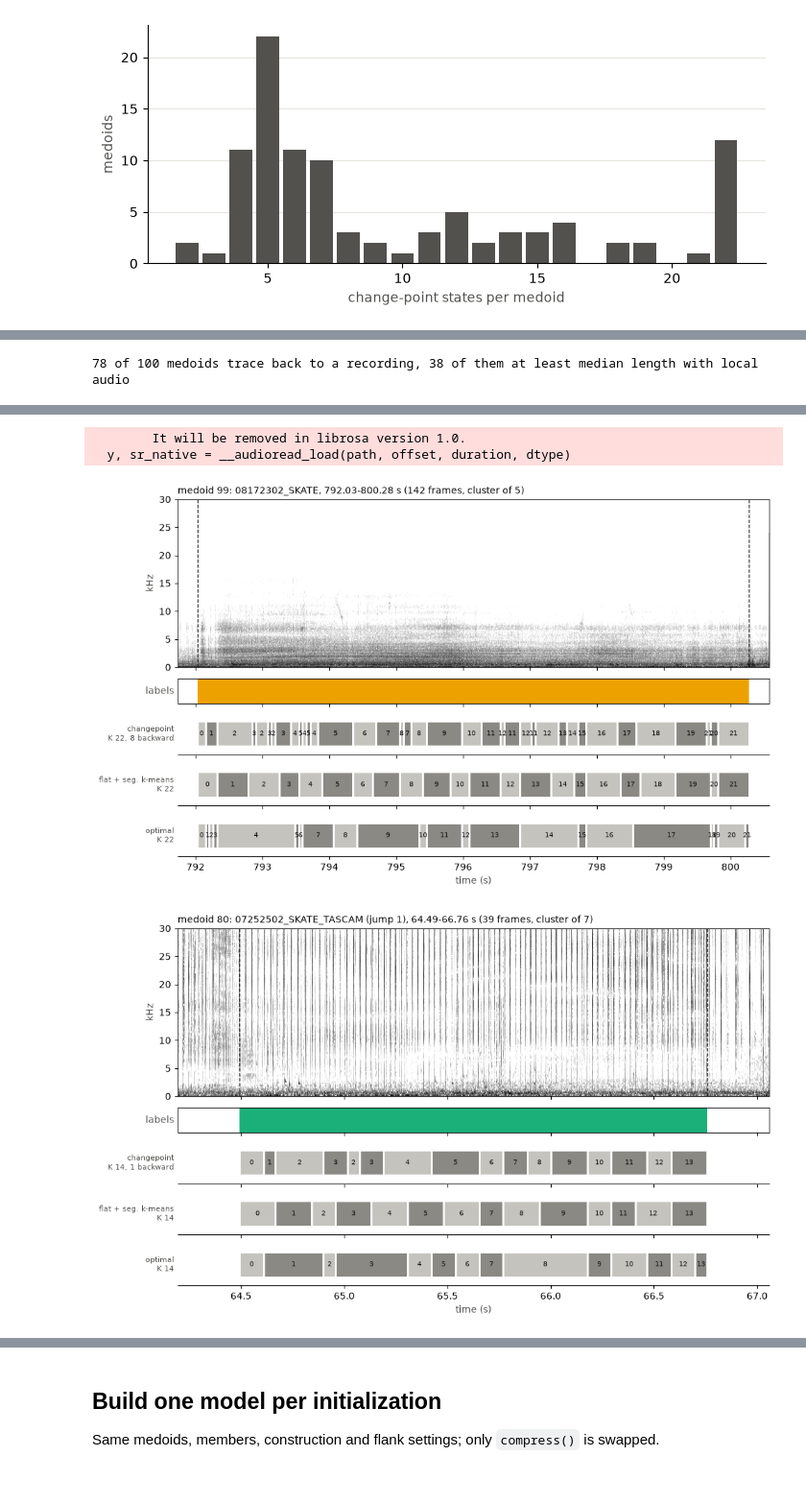
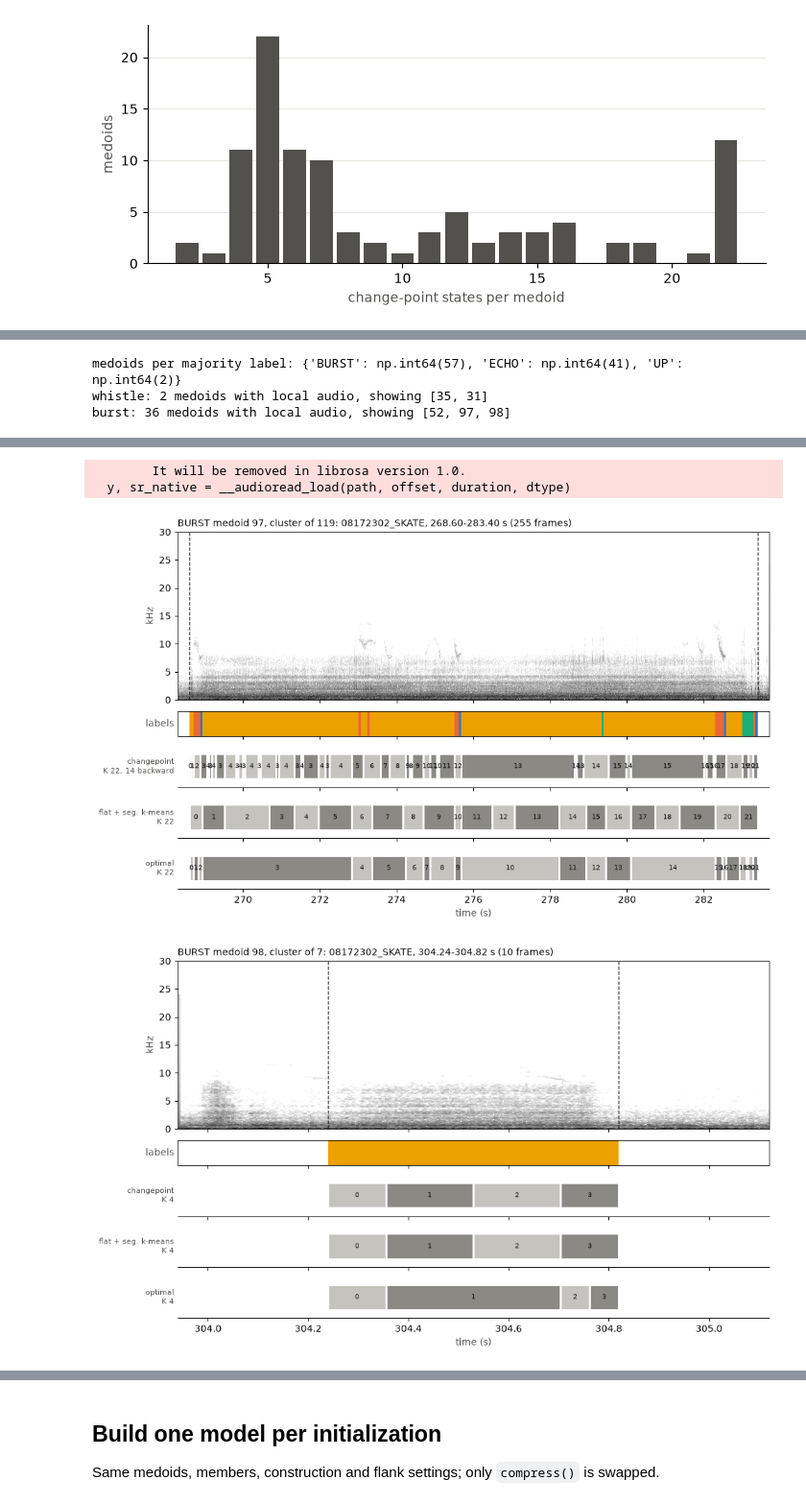
Before and after one commit to dkohlsdorf/continuous_profile_hmm, a Jupyter notebook: analysis_notebooks/StateInitializationEffect.ipynb, the cells around one changed output, grey strips where cells are left out. Shown at 96% size. Drawn from its saved outputs; the diff is of its cells as text; code cells hidden in the pictures.

```diff
--- a/analysis_notebooks/StateInitializationEffect.ipynb
+++ b/analysis_notebooks/StateInitializationEffect.ipynb
@@ -324,11 +324,11 @@ SEG_SHADES = ('#c4c3be', '#8a8984')
 MARGIN_S = 0.3
 
 
-def plot_segmentations(index, names_=SEG_NAMES, n_fft=512, hop=128):
+def plot_segmentations(exemplar, location, title, names_=SEG_NAMES, n_fft=512, hop=128):
     import librosa
-    seq, _, seq_labels = medoids[index]
+    seq, _, seq_labels = exemplar
     seq = np.asarray(seq)
-    name, start = medoid_locations[index]
+    name, start = location
     points = top_k_switchpoints(distance_profile(seq), MAX_SWITCHPOINTS)
     t0, t1 = start * STEP_SECONDS, (start + len(seq)) * STEP_SECONDS
     x, sr = load_clip(audio_index[name], t0 - MARGIN_S, t1 + MARGIN_S)
@@ -343,7 +343,7 @@ def plot_segmentations(index, names_=SEG_NAMES, n_fft=512, hop=128):
     axes[0].set_ylabel('kHz', color='#52514e')
     for t in (t0, t1):
         axes[0].axvline(t, color='#0b0b0b', linestyle='--', linewidth=1)
-    axes[0].set_title(f'medoid {index}: {name}, {t0:.2f}-{t1:.2f} s ({len(seq)} frames, cluster of {1 + len(members[index])})',
+    axes[0].set_title(f'{title}: {name}, {t0:.2f}-{t1:.2f} s ({len(seq)} frames)',
                       loc='left', fontsize=10, color='#0b0b0b')
 
     seq_labels = np.asarray(seq_labels)
@@ -372,16 +372,24 @@ def plot_segmentations(index, names_=SEG_NAMES, n_fft=512, hop=128):
 
 
 medoid_locations = locate_in_recordings(medoids, embeddings, names)
-typical = [i for i, loc in enumerate(medoid_locations)
-           if loc is not None and loc[0] in audio_index and len(medoids[i][0]) >= np.median(medoid_lengths)]
+medoid_class = [pd.Series(np.asarray(m[2])).value_counts().index[0] for m in medoids]   # majority classifier label
+EXAMPLE_GROUPS = {"whistle": ("UP", "DOWN"), "burst": ("BURST",)}
+print("medoids per majority label:", dict(pd.Series(medoid_class).value_counts()))
+
 sse_gain = segmentations["changepoint"]["SSE / frame"] - segmentations["optimal"]["SSE / frame"]
-by_gain = sorted(typical, key=lambda i: -sse_gain[i])
 rng = np.random.default_rng(0)
-example_ids = by_gain[:3] + [int(i) for i in rng.choice(by_gain[3:], 2, replace=False)]
-print(f"{sum(l is not None for l in medoid_locations)} of {len(medoids)} medoids trace back to a recording, "
-      f"{len(typical)} of them at least median length with local audio")
+example_ids = []
+for group, classes in EXAMPLE_GROUPS.items():
+    pool = [i for i, loc in enumerate(medoid_locations)
+            if loc is not None and loc[0] in audio_index and medoid_class[i] in classes]
+    by_gain = sorted(pool, key=lambda i: -sse_gain[i])
+    picked = by_gain[:2] + [int(i) for i in rng.choice(by_gain[2:], min(1, len(by_gain) - 2), replace=False)]
+    print(f"{group}: {len(pool)} medoids with local audio, showing {picked}")
+    example_ids += picked
 for i in example_ids:
-    plot_segmentations(i)
+    plot_segmentations(medoids[i], medoid_locations[i], f"{medoid_class[i]} medoid {i}, cluster of {1 + len(members[i])}")
     plt.show()
 # %% [output]
-78 of 100 medoids trace back to a recording, 38 of them at least median length with local audio
+medoids per majority label: {'BURST': np.int64(57), 'ECHO': np.int64(41), 'UP': np.int64(2)}
+whistle: 2 medoids with local audio, showing [35, 31]
+burst: 36 medoids with local audio, showing [52, 97, 98]
@@ -391,4 +399,4 @@ for i in example_ids:
         It will be removed in librosa version 1.0.
   y, sr_native = __audioread_load(path, offset, duration, dtype)
-[figure, old version]
+[figure, new version]
-[figure, old version]
+[figure, new version]
```
Also changed, not shown: parts of 4 cells of this notebook.
